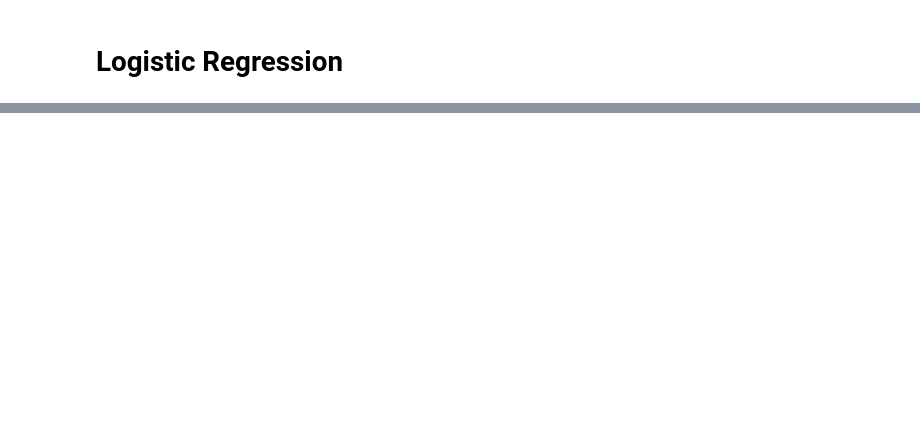
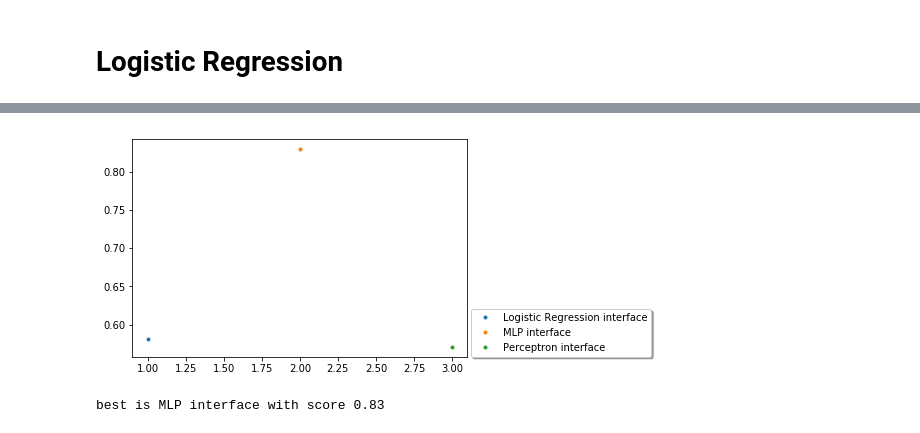
Before and after one commit to guglielmoG/MachineLearningVod, a Jupyter notebook: ML-Vod++.ipynb, the cells around one changed output, grey strips where cells are left out. Cells and saved outputs as stored; diff of their text form; code cells hidden in the pictures; blank space fills up the shorter version.

```diff
--- a/ML-Vod++.ipynb
+++ b/ML-Vod++.ipynb
@@ -1001,0 +894,5 @@ epoch=49 tscore=0.7213403880070547 vscore=0.7484276729559748
+# %%
+test_sup(*data.get_valid(), my_lr, my_MLP, my_perc)
+# %% [output]
+[figure, added]
+best is MLP interface with score 0.83
```
Also changed, not shown: parts of 32 cells of this notebook.
